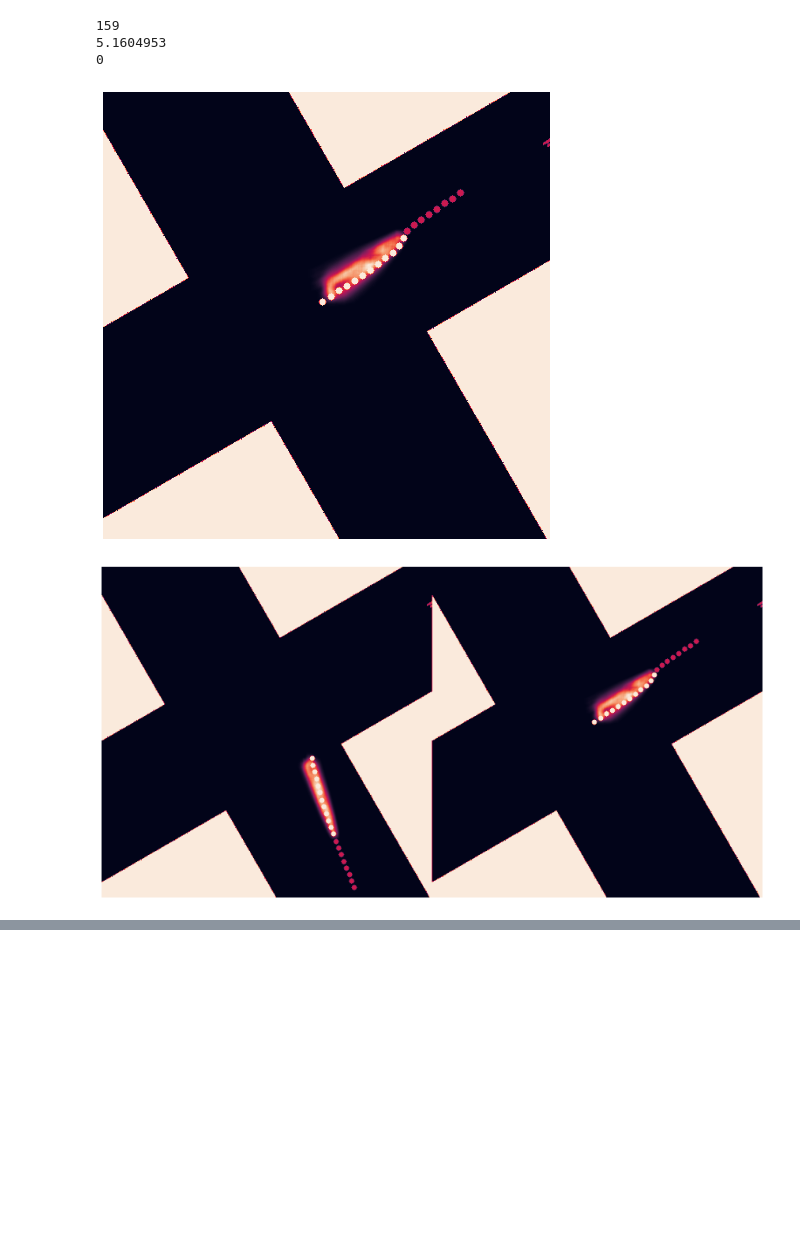
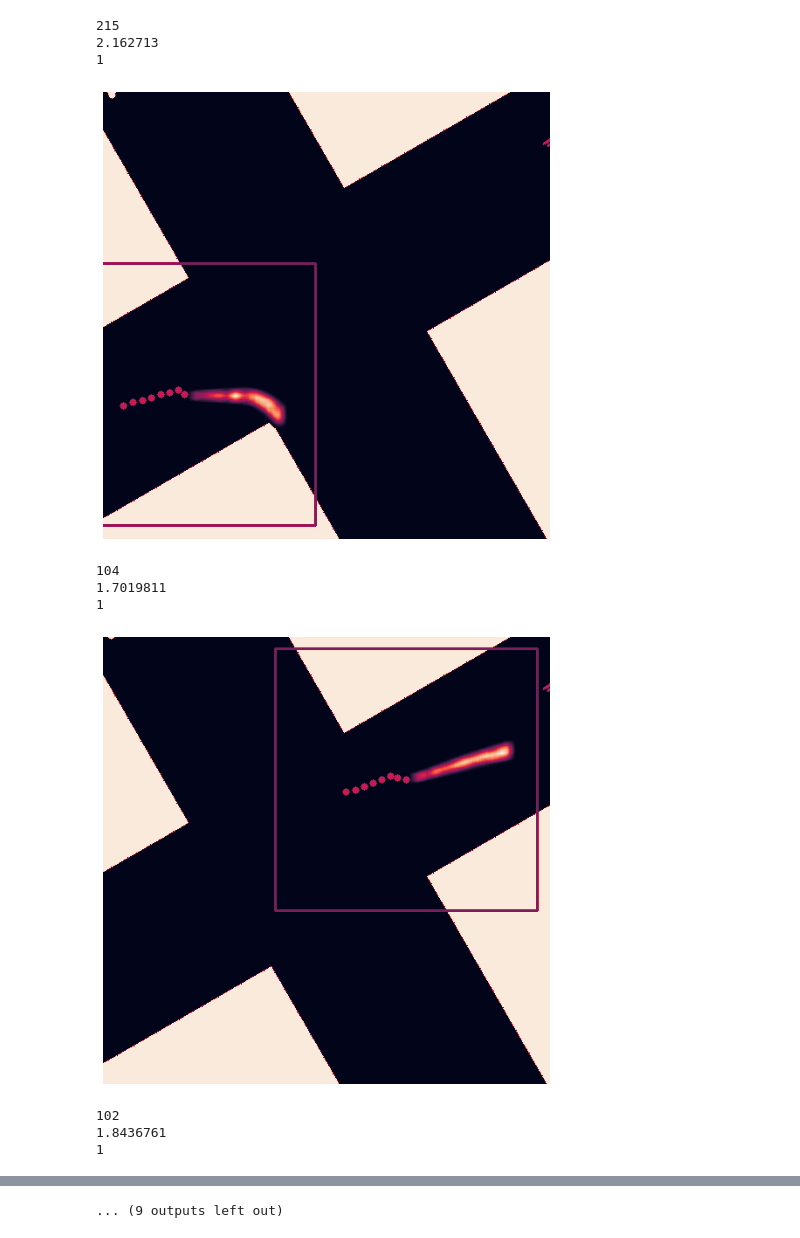
Before and after one commit to jagmonroy/cvae_tp, a Jupyter notebook: crossroad/results.ipynb, the cells around one changed output, grey strips where cells are left out. Drawn from its saved outputs; the diff is of its cells as text; code cells hidden in the pictures; blank space fills up the shorter version.

```diff
--- a/crossroad/results.ipynb
+++ b/crossroad/results.ipynb
@@ -262,7 +243,7 @@ def plot_trajs(config, X, Y, ind, scene = str(config['i_test'])):
 
 
 crit = 'des'
-res_s = 'vae_0_0_0'
+res_s = 'vae_0_1_1'
 ind = 0
 
 # res_s = 'sdvae_1_1'
@@ -275,7 +256,7 @@ ind = 0
 break_f = False
 # break_f = True
 
-int_2_1_1 = [499, 1664] # bad cases
+# int_2_1_1 = [499, 1664] # bad cases
 # int_2_1_1 = [138, 1283, 1317] # ok cases
 int_2_1_1 = [3508,  215,  104,  102,  499,  692, 3510, 3572,  217, 4044]
 
@@ -284,8 +265,8 @@ imas = []
 # for s_ind in [1362, 1904, 534, 4171, 1317, 1283, 2441, 138]:
 # for s_ind in range(0,80):
 # for s_ind in np.argsort(s_dictio[res_s][crit][ind])[-40:-20]:
-for s_ind in [np.argsort(s_dictio[res_s][crit][ind])[0], np.argsort(s_dictio[res_s][crit][ind])[-1]]:
-# for s_ind in int_2_1_1:
+# for s_ind in [np.argsort(s_dictio[res_s][crit][ind])[0], np.argsort(s_dictio[res_s][crit][ind])[-1]]:
+for s_ind in int_2_1_1:
 
     if break_f:
         s_ind = np.argsort(s_dictio[res_s][crit][ind])[0]
@@ -319,5 +300,11 @@ plt.show()
-159
-5.1604953
-0
+215
+2.162713
+1
-[figure, old version]
+[figure, new version]
+104
+1.7019811
+1
-[figure, old version]
+[figure, new version]
+102
+1.8436761
+1
@@ -323,0 +320 @@ plt.show()
+... (9 outputs left out)
```
Also changed, not shown: parts of 14 cells of this notebook, 13 other files.
